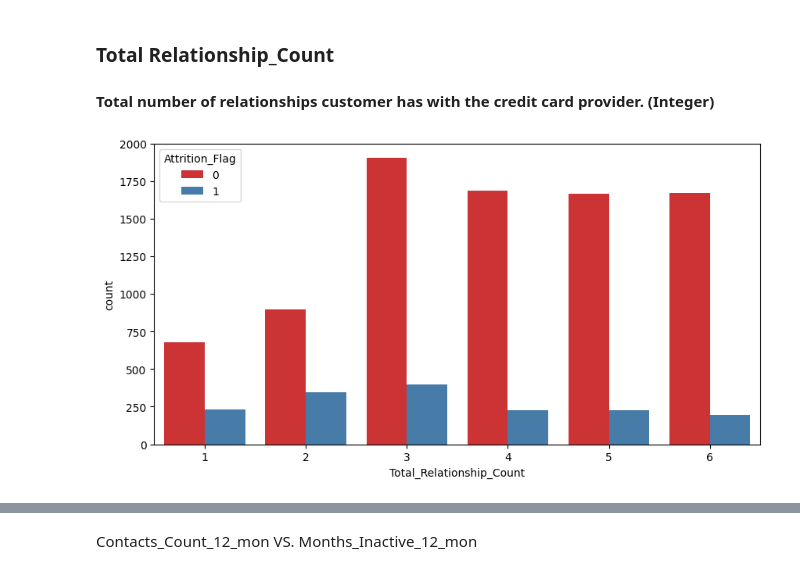
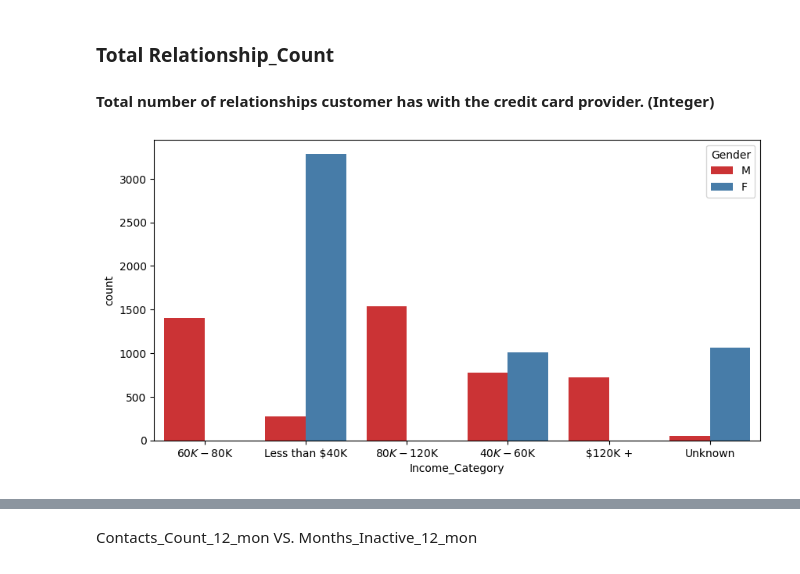
Before and after one commit to change0z/Portfolio, a Jupyter notebook: Data Analysis/DA_NB_LOGISTIC.ipynb, the cells around one changed output, grey strips where cells are left out. Saved outputs shown, nothing was run; the diff lists cells and outputs as text; code cells hidden in the pictures.

```diff
--- a/Data Analysis/DA_NB_LOGISTIC.ipynb
+++ b/Data Analysis/DA_NB_LOGISTIC.ipynb
@@ -423,6 +420,6 @@ plt.show()
 #### Total number of relationships customer has with the credit card provider. (Integer)
 # %%
 plt.figure(figsize=(10,5))
-sns.countplot(x='Total_Relationship_Count',data=df,palette='Set1',hue='Attrition_Flag');
+sns.countplot(x='Income_Category',data=df,palette='Set1',hue='Gender');
 # %% [output]
-[figure, old version]
+[figure, new version]
```
Also changed, not shown: parts of 5 cells of this notebook, 1 other file.
